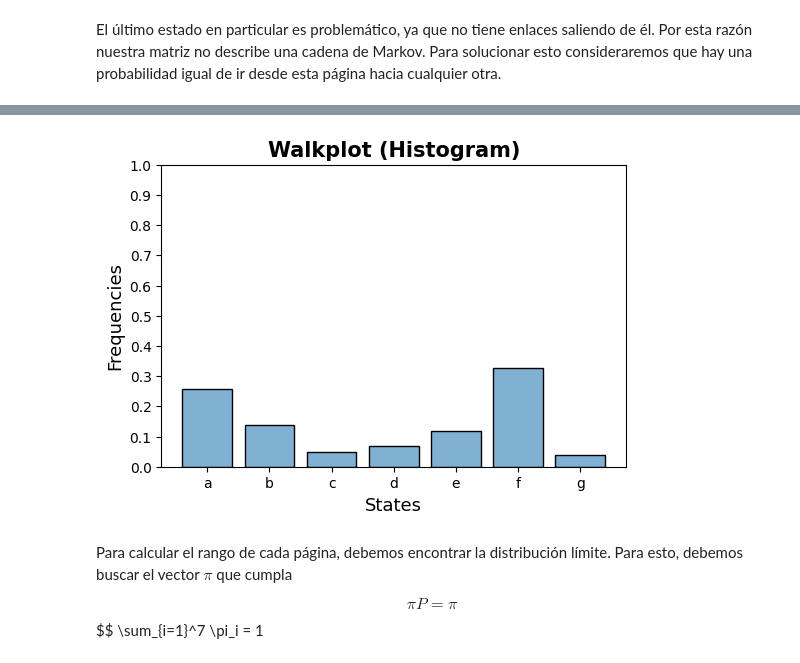
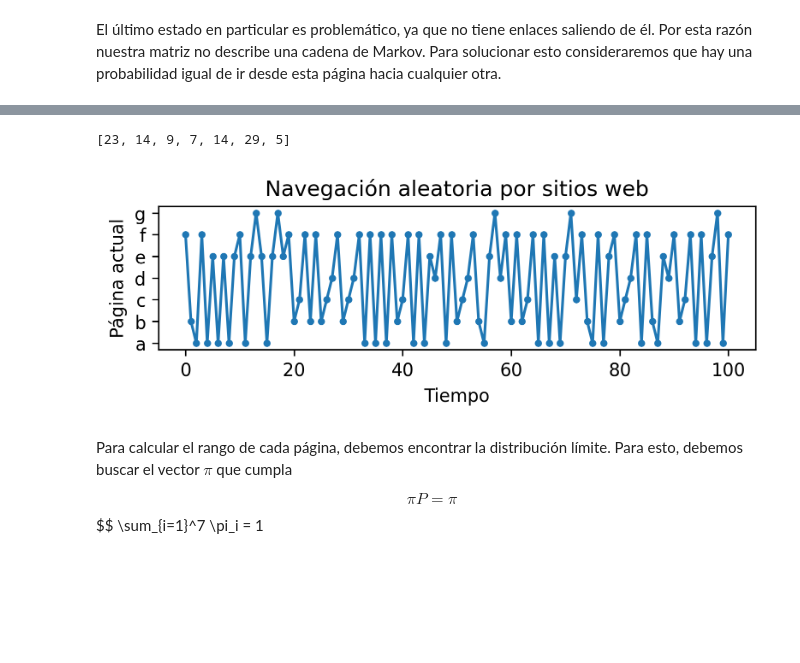
Before and after one commit to Rattlehead15/PyEFinal, a Jupyter notebook: Ej5.ipynb, the cells around one changed output, grey strips where cells are left out. Cells and saved outputs as stored; diff of their text form; code cells hidden in the pictures; blank space fills up the shorter version.

```diff
--- a/Ej5.ipynb
+++ b/Ej5.ipynb
@@ -21,18 +22,30 @@ $$P = \begin{pmatrix}
 # %%
 p = [
   [0,0,0,0,1/2,1/2,0],
   [1/3,0,1/3,0,0,1/3,0],
   [0,0,0,1/2,0,1/2,0],
   [0,0,0,0,0,1,0],
   [1/4,0,0,1/4,0,1/4,1/4],
   [1/2,1/2,0,0,0,0,0],
   [1/6,1/6,1/6,1/6,1/6,1/6,0],
  ]
-
-mc = MarkovChain(p, ['a', 'b', 'c', 'd', 'e', 'f', 'g'])
-plot_walk(mc, 100)
+estados = ['a', 'b', 'c', 'd', 'e', 'f', 'g']
+mc = MarkovChain(p, estados)
+f = plt.figure(dpi=300)
+ax = f.add_subplot(111)
+ax.set_aspect(4)
+w = mc.walk(100)
+plt.yticks(range(len(estados)), estados)
+xd = estados
+xdd = { xd[i]:i for i in range(len(xd))}
+plt.plot([xdd[i] for i in w], ".-")
+plt.title("Navegación aleatoria por sitios web")
+plt.xlabel("Tiempo")
+plt.ylabel("Página actual")
+[sum([1 for y in w if y == x]) for x in estados]
 # %% [output]
+[23, 14, 9, 7, 14, 29, 5]
-[figure, old version]
+[figure, new version]
 # %% [markdown]
 Para calcular el rango de cada página, debemos encontrar la distribución límite. Para esto, debemos buscar el vector $\pi$ que cumpla
 
```
Also changed, not shown: parts of 1 cell of this notebook, 7 other files.
